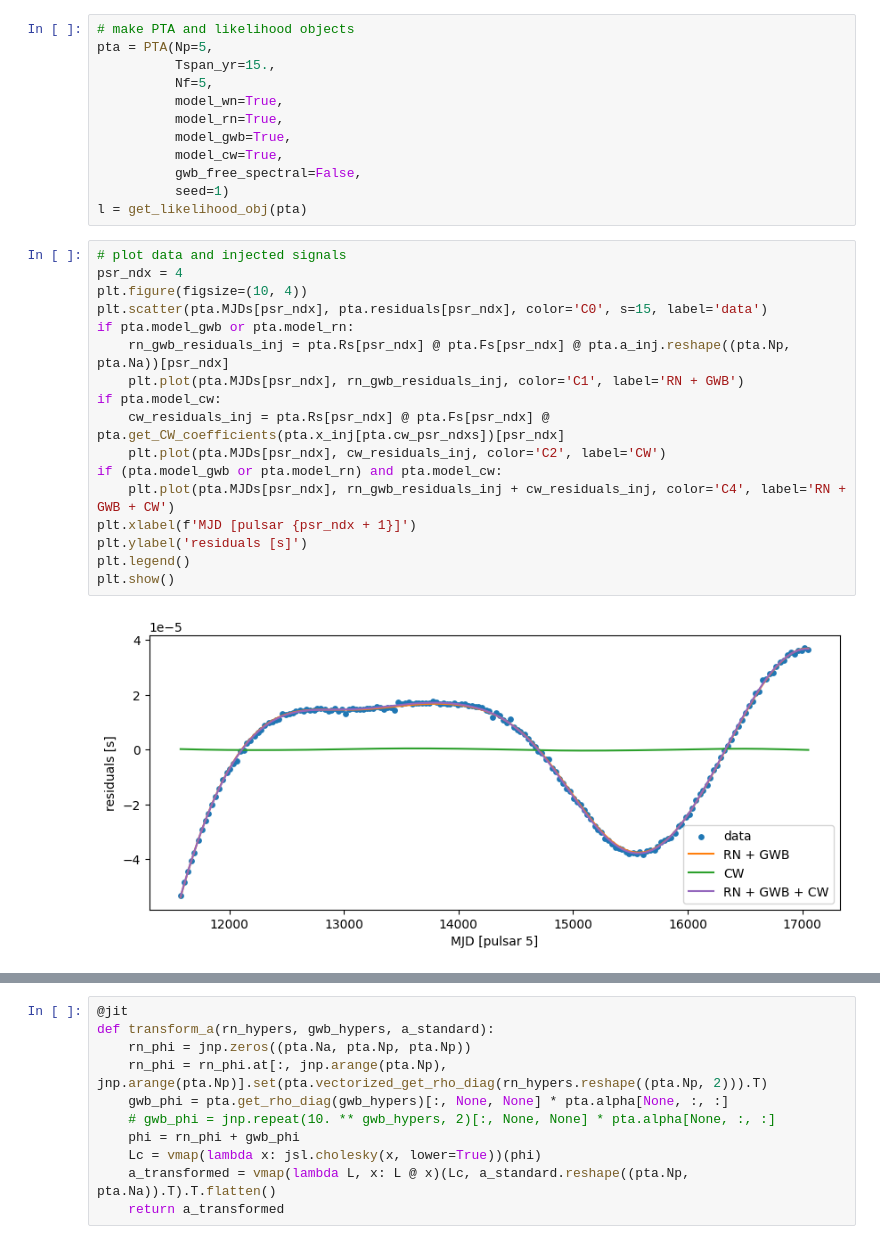
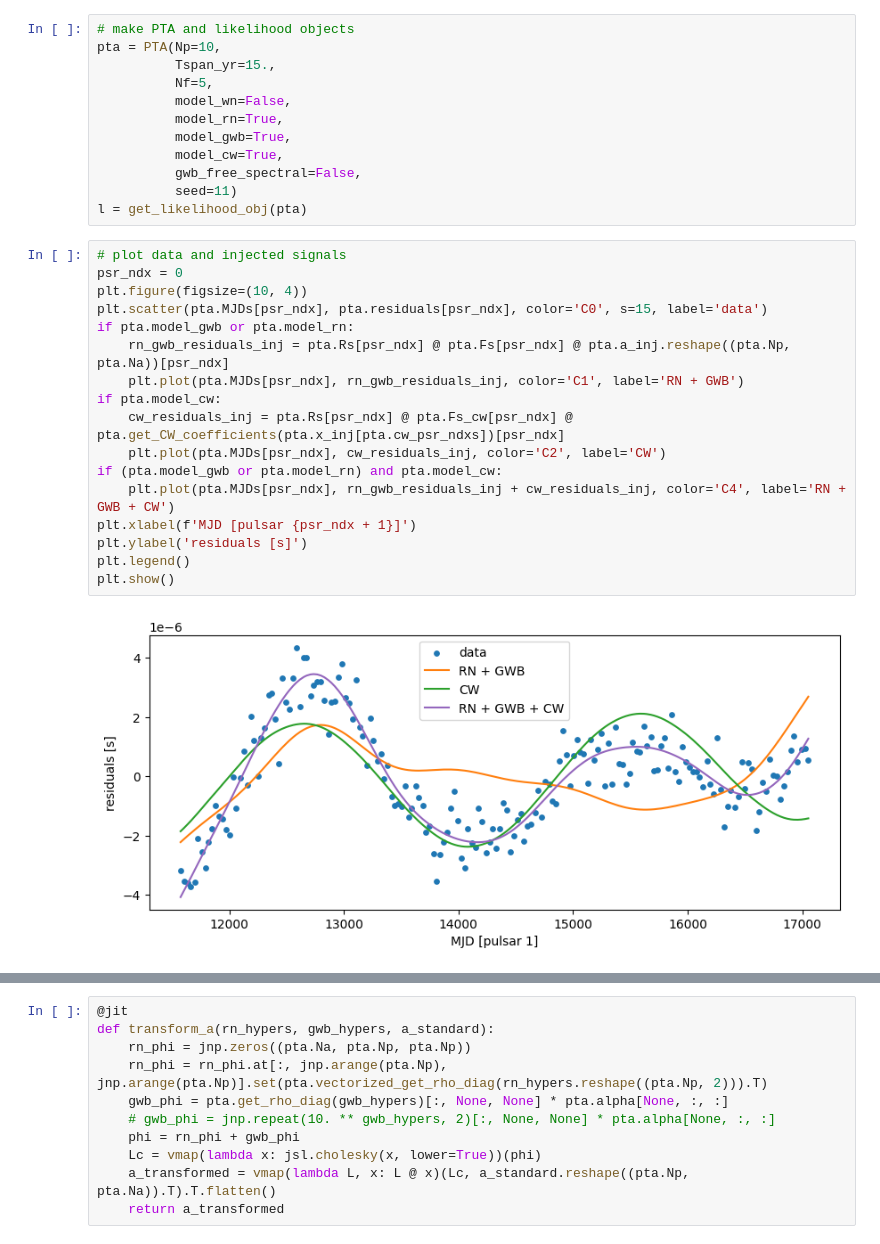
Before and after one commit to aiden-g12321/PTA_joint, a Jupyter notebook: hmc.ipynb, the cells around one changed output, grey strips where cells are left out. Drawn from its saved outputs; the diff is of its cells as text.

```diff
--- a/hmc.ipynb
+++ b/hmc.ipynb
@@ -26,34 +23,34 @@ The autoreload extension is already loaded. To reload it, use:
 # %%
 # make PTA and likelihood objects
-pta = PTA(Np=5,
+pta = PTA(Np=10,
           Tspan_yr=15.,
           Nf=5,
-          model_wn=True,
+          model_wn=False,
           model_rn=True,
           model_gwb=True,
           model_cw=True,
           gwb_free_spectral=False,
-          seed=1)
+          seed=11)
 l = get_likelihood_obj(pta)
 # %%
 # plot data and injected signals
-psr_ndx = 4
+psr_ndx = 0
 plt.figure(figsize=(10, 4))
 plt.scatter(pta.MJDs[psr_ndx], pta.residuals[psr_ndx], color='C0', s=15, label='data')
 if pta.model_gwb or pta.model_rn:
     rn_gwb_residuals_inj = pta.Rs[psr_ndx] @ pta.Fs[psr_ndx] @ pta.a_inj.reshape((pta.Np, pta.Na))[psr_ndx]
     plt.plot(pta.MJDs[psr_ndx], rn_gwb_residuals_inj, color='C1', label='RN + GWB')
 if pta.model_cw:
-    cw_residuals_inj = pta.Rs[psr_ndx] @ pta.Fs[psr_ndx] @ pta.get_CW_coefficients(pta.x_inj[pta.cw_psr_ndxs])[psr_ndx]
+    cw_residuals_inj = pta.Rs[psr_ndx] @ pta.Fs_cw[psr_ndx] @ pta.get_CW_coefficients(pta.x_inj[pta.cw_psr_ndxs])[psr_ndx]
     plt.plot(pta.MJDs[psr_ndx], cw_residuals_inj, color='C2', label='CW')
 if (pta.model_gwb or pta.model_rn) and pta.model_cw:
     plt.plot(pta.MJDs[psr_ndx], rn_gwb_residuals_inj + cw_residuals_inj, color='C4', label='RN + GWB + CW')
 plt.xlabel(f'MJD [pulsar {psr_ndx + 1}]')
 plt.ylabel('residuals [s]')
 plt.legend()
 plt.show()
 # %% [output]
-[figure, old version]
+[figure, new version]
 # %%
 # posterior density
 @jit
```
Also changed, not shown: parts of 13 cells of this notebook, 14 other files.
